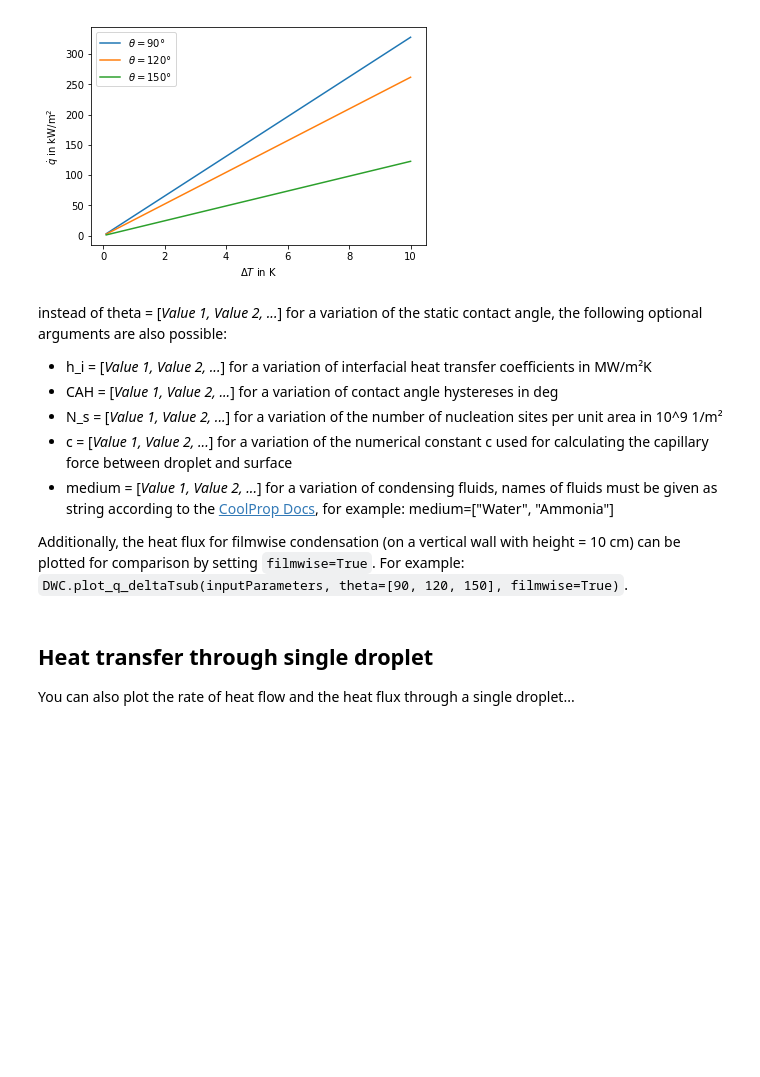
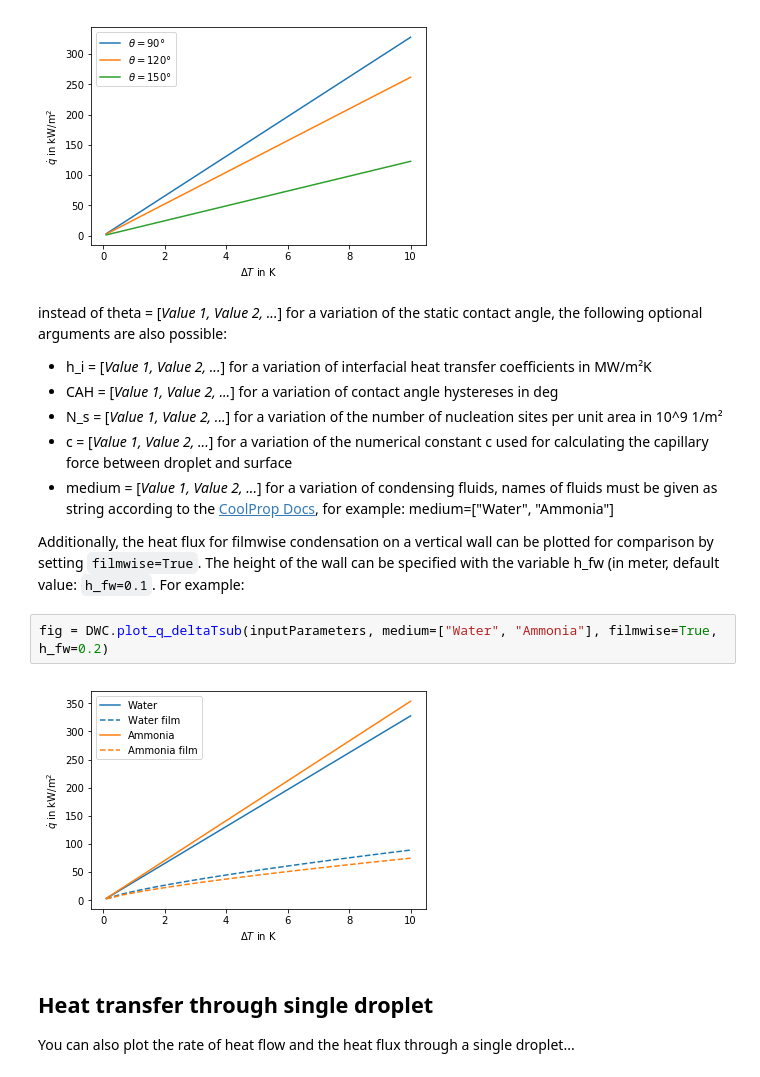
Before and after one commit to JSablowski/DWCmod, a Jupyter notebook: DWCmod.ipynb, the cells around one changed output. Saved outputs shown, nothing was run; the diff lists cells and outputs as text; blank space fills up the shorter version.

Commit message:
added description and example plot for filmwise condensation

````diff
--- a/DWCmod.ipynb
+++ b/DWCmod.ipynb
@@ -41,7 +41,11 @@ instead of theta = [*Value 1, Value 2, ...*] for a variation of the static conta
 * c = [*Value 1, Value 2, ...*]  for a variation of the numerical constant c used for calculating the capillary force between droplet and surface
 * medium = [*Value 1, Value 2, ...*] for a variation of condensing fluids, names of fluids must be given as string according to the [CoolProp Docs](http://www.coolprop.org/dev/fluid_properties/PurePseudoPure.html#list-of-fluids), for example: medium=["Water", "Ammonia"]
 
-Additionally, the heat flux for filmwise condensation (on a vertical wall with height = 10 cm) can be plotted for comparison by setting ```filmwise=True```. For example: ```DWC.plot_q_deltaTsub(inputParameters, theta=[90, 120, 150], filmwise=True)```.
+Additionally, the heat flux for filmwise condensation on a vertical wall can be plotted for comparison by setting ```filmwise=True```.  The height of the wall can be specified with the variable h_fw (in meter, default value: ```h_fw=0.1```. For example:
+# %%
+fig = DWC.plot_q_deltaTsub(inputParameters, medium=["Water", "Ammonia"], filmwise=True, h_fw=0.2)
+# %% [output]
+[figure, added]
 # %% [markdown]
 ## Heat transfer through single droplet
 You can also plot the rate of heat flow and the heat flux through a single droplet...
````
